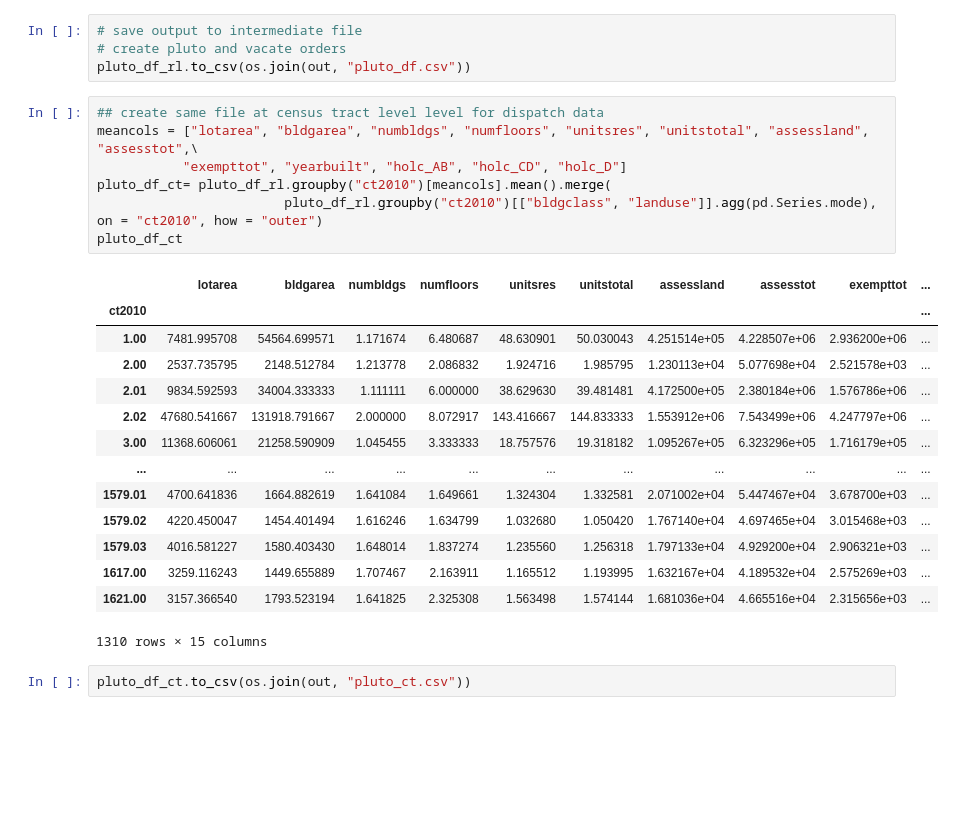
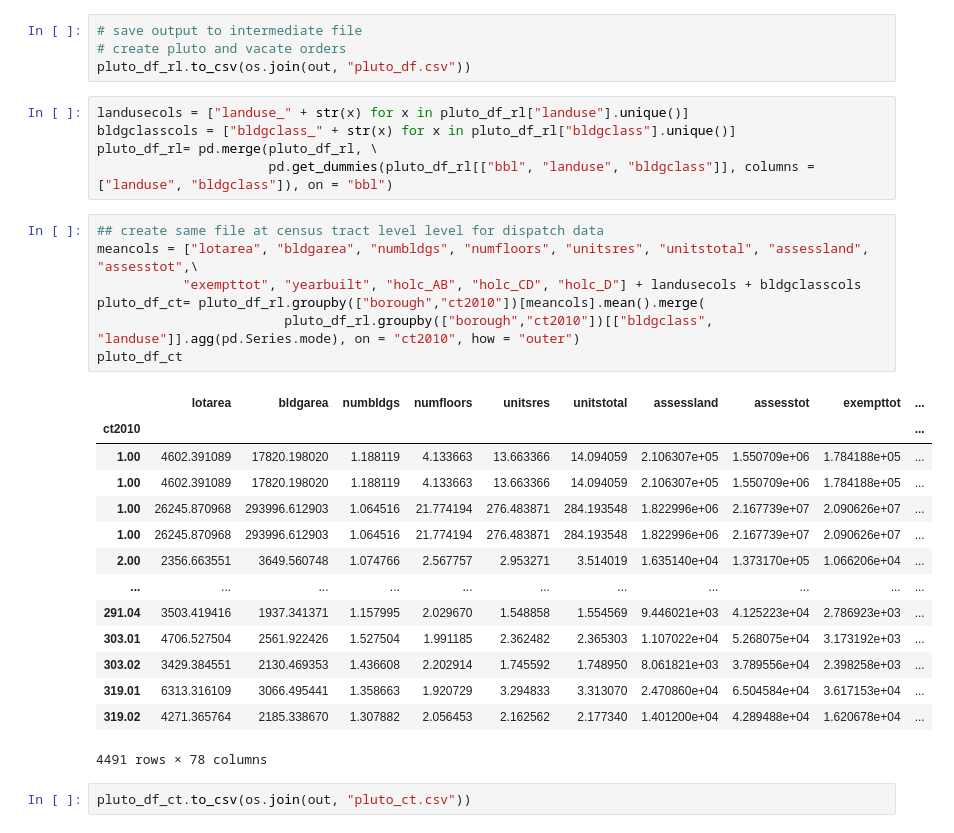
Before and after one commit to KaiElwood/machine-learning-final, a Jupyter notebook: code/00_data_processing.ipynb, the cells around one changed output. Cells and saved outputs as stored; diff of their text form; blank space fills up the shorter version.

Commit message:
feat: add merge files

```diff
--- a/code/00_data_processing.ipynb
+++ b/code/00_data_processing.ipynb
@@ -370,28 +370,33 @@ pluto_df_rl= pluto_df.merge(pluto_rl[["bbl", "holc_AB", "holc_CD", "holc_D"]], o
 # save output to intermediate file
 # create pluto and vacate orders
 pluto_df_rl.to_csv(os.join(out, "pluto_df.csv"))
+# %%
+landusecols = ["landuse_" + str(x) for x in pluto_df_rl["landuse"].unique()]
+bldgclasscols = ["bldgclass_" + str(x) for x in pluto_df_rl["bldgclass"].unique()]
+pluto_df_rl= pd.merge(pluto_df_rl, \
+                      pd.get_dummies(pluto_df_rl[["bbl", "landuse", "bldgclass"]], columns = ["landuse", "bldgclass"]), on = "bbl")
 # %%
 ## create same file at census tract level level for dispatch data
 meancols = ["lotarea", "bldgarea", "numbldgs", "numfloors", "unitsres", "unitstotal", "assessland", "assesstot",\
-           "exempttot", "yearbuilt", "holc_AB", "holc_CD", "holc_D"]
-pluto_df_ct= pluto_df_rl.groupby("ct2010")[meancols].mean().merge(
-                        pluto_df_rl.groupby("ct2010")[["bldgclass", "landuse"]].agg(pd.Series.mode), on = "ct2010", how = "outer")
+           "exempttot", "yearbuilt", "holc_AB", "holc_CD", "holc_D"] + landusecols + bldgclasscols
+pluto_df_ct= pluto_df_rl.groupby(["borough","ct2010"])[meancols].mean().merge(
+                        pluto_df_rl.groupby(["borough","ct2010"])[["bldgclass", "landuse"]].agg(pd.Series.mode), on = "ct2010", how = "outer")
 pluto_df_ct
 # %% [output]
 |  | lotarea | bldgarea | numbldgs | numfloors | unitsres | unitstotal | assessland | assesstot | exempttot | ... |
 | ct2010 |  |  |  |  |  |  |  |  |  | ... |
-| 1.00 | 7481.995708 | 54564.699571 | 1.171674 | 6.480687 | 48.630901 | 50.030043 | 4.251514e+05 | 4.228507e+06 | 2.936200e+06 | ... |
-| 2.00 | 2537.735795 | 2148.512784 | 1.213778 | 2.086832 | 1.924716 | 1.985795 | 1.230113e+04 | 5.077698e+04 | 2.521578e+03 | ... |
-| 2.01 | 9834.592593 | 34004.333333 | 1.111111 | 6.000000 | 38.629630 | 39.481481 | 4.172500e+05 | 2.380184e+06 | 1.576786e+06 | ... |
-| 2.02 | 47680.541667 | 131918.791667 | 2.000000 | 8.072917 | 143.416667 | 144.833333 | 1.553912e+06 | 7.543499e+06 | 4.247797e+06 | ... |
-| 3.00 | 11368.606061 | 21258.590909 | 1.045455 | 3.333333 | 18.757576 | 19.318182 | 1.095267e+05 | 6.323296e+05 | 1.716179e+05 | ... |
+| 1.00 | 4602.391089 | 17820.198020 | 1.188119 | 4.133663 | 13.663366 | 14.094059 | 2.106307e+05 | 1.550709e+06 | 1.784188e+05 | ... |
+| 1.00 | 4602.391089 | 17820.198020 | 1.188119 | 4.133663 | 13.663366 | 14.094059 | 2.106307e+05 | 1.550709e+06 | 1.784188e+05 | ... |
+| 1.00 | 26245.870968 | 293996.612903 | 1.064516 | 21.774194 | 276.483871 | 284.193548 | 1.822996e+06 | 2.167739e+07 | 2.090626e+07 | ... |
+| 1.00 | 26245.870968 | 293996.612903 | 1.064516 | 21.774194 | 276.483871 | 284.193548 | 1.822996e+06 | 2.167739e+07 | 2.090626e+07 | ... |
+| 2.00 | 2356.663551 | 3649.560748 | 1.074766 | 2.567757 | 2.953271 | 3.514019 | 1.635140e+04 | 1.373170e+05 | 1.066206e+04 | ... |
 | ... | ... | ... | ... | ... | ... | ... | ... | ... | ... | ... |
-| 1579.01 | 4700.641836 | 1664.882619 | 1.641084 | 1.649661 | 1.324304 | 1.332581 | 2.071002e+04 | 5.447467e+04 | 3.678700e+03 | ... |
-| 1579.02 | 4220.450047 | 1454.401494 | 1.616246 | 1.634799 | 1.032680 | 1.050420 | 1.767140e+04 | 4.697465e+04 | 3.015468e+03 | ... |
-| 1579.03 | 4016.581227 | 1580.403430 | 1.648014 | 1.837274 | 1.235560 | 1.256318 | 1.797133e+04 | 4.929200e+04 | 2.906321e+03 | ... |
-| 1617.00 | 3259.116243 | 1449.655889 | 1.707467 | 2.163911 | 1.165512 | 1.193995 | 1.632167e+04 | 4.189532e+04 | 2.575269e+03 | ... |
-| 1621.00 | 3157.366540 | 1793.523194 | 1.641825 | 2.325308 | 1.563498 | 1.574144 | 1.681036e+04 | 4.665516e+04 | 2.315656e+03 | ... |
+| 291.04 | 3503.419416 | 1937.341371 | 1.157995 | 2.029670 | 1.548858 | 1.554569 | 9.446021e+03 | 4.125223e+04 | 2.786923e+03 | ... |
+| 303.01 | 4706.527504 | 2561.922426 | 1.527504 | 1.991185 | 2.362482 | 2.365303 | 1.107022e+04 | 5.268075e+04 | 3.173192e+03 | ... |
+| 303.02 | 3429.384551 | 2130.469353 | 1.436608 | 2.202914 | 1.745592 | 1.748950 | 8.061821e+03 | 3.789556e+04 | 2.398258e+03 | ... |
+| 319.01 | 6313.316109 | 3066.495441 | 1.358663 | 1.920729 | 3.294833 | 3.313070 | 2.470860e+04 | 6.504584e+04 | 3.617153e+04 | ... |
+| 319.02 | 4271.365764 | 2185.338670 | 1.307882 | 2.056453 | 2.162562 | 2.177340 | 1.401200e+04 | 4.289488e+04 | 1.620678e+04 | ... |
-1310 rows × 15 columns
+4491 rows × 78 columns
 # %%
 pluto_df_ct.to_csv(os.join(out, "pluto_ct.csv"))
 # %% [markdown]
```
Also changed, not shown: parts of 12 cells of this notebook, 7 other files.
